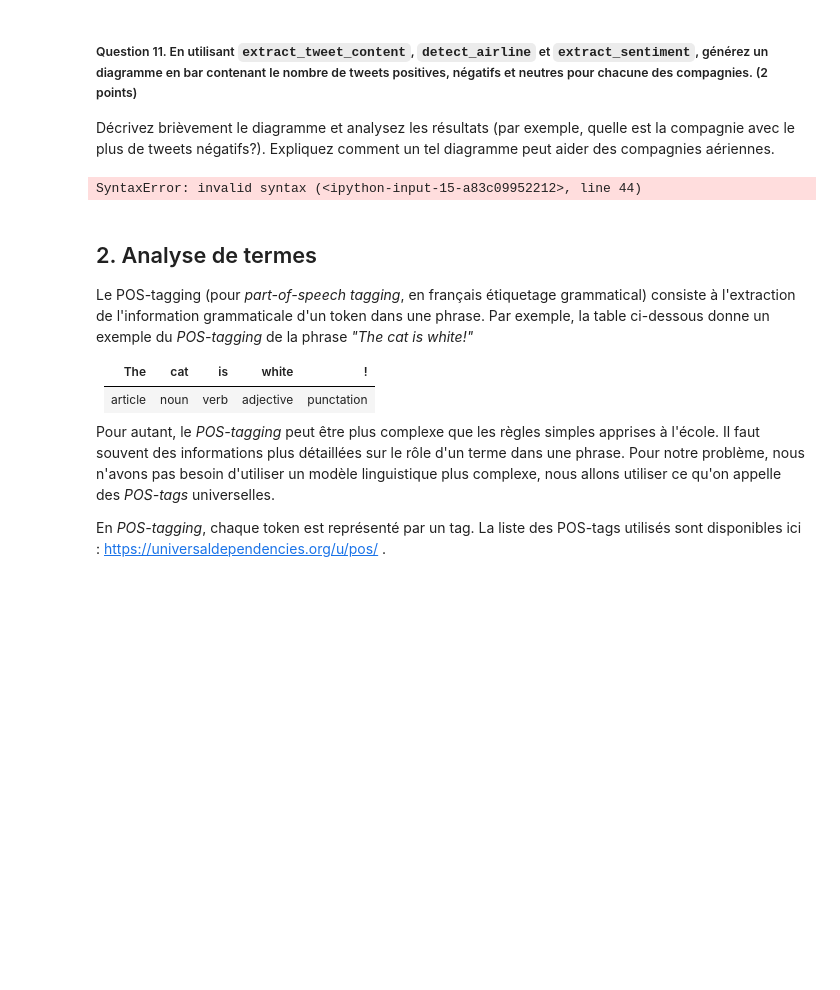
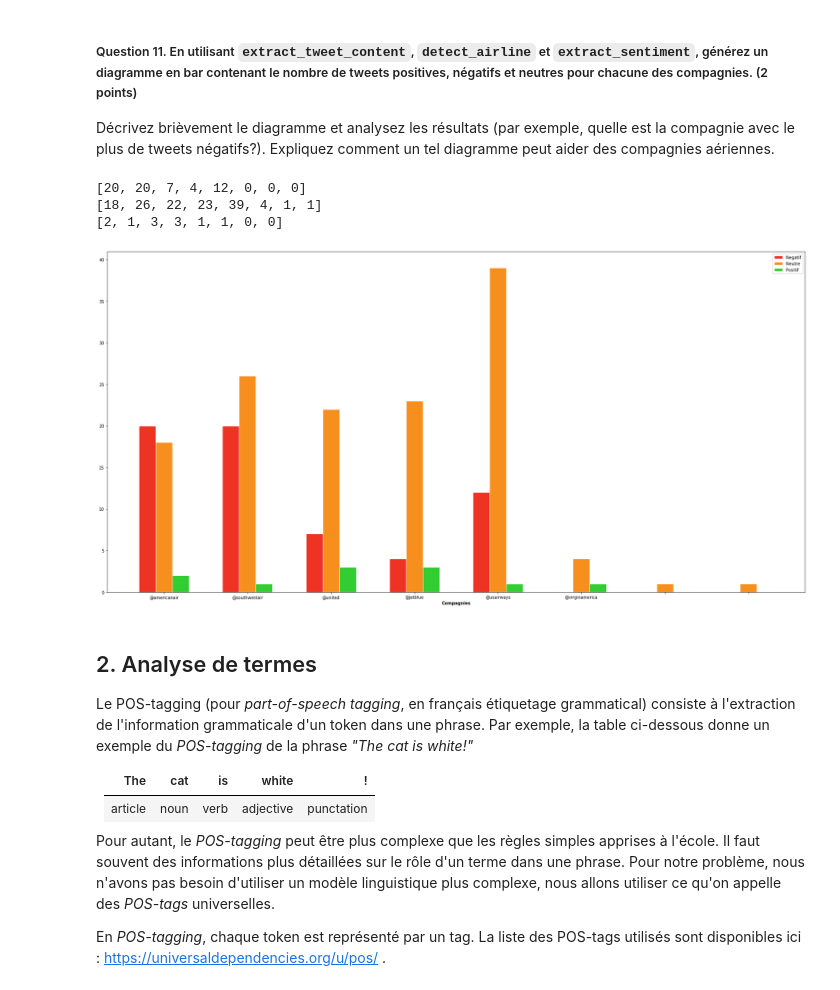
Before and after one commit to Isdriai/INF8111---Fouille-de-donn-es, a Jupyter notebook: 1TP/TP1_INF8111_2019.ipynb, the cells around one changed output. Drawn from its saved outputs; the diff is of its cells as text; code cells hidden in the pictures; blank space fills up the shorter version.

Commit message:
add some comments

```diff
--- a/1TP/TP1_INF8111_2019.ipynb
+++ b/1TP/TP1_INF8111_2019.ipynb
@@ -845,20 +845,21 @@ def detect_airline(tweet):
 
     Return: list of detected airline companies
     """
-    """" create un dictionnaire de toutes les mots qui commencent par @ et calculer leurs frequence d'appartition
+    """" créer un dictionnaire de touts les mots qui commencent par @ et calculer leurs frequences d'appartition
     sur l'ensemble des tweets en utilise quelque chose qui ressemble à computbow avec un ensemble d'entrainement.
+    puis on calcule la moyenne d'apprition des mots qui commencent avec @, et en dernier on vérifier si la fréquence
+    d'un mot est supérieur à la moyenne on l'ajoute. cette méthode donne de bons résultats mais déscrimine les
+    comapgnie qui apparaissent peu.
+    """
 
-    """
+    """Nous avons un peu modifié la signature de detect_airline pour pouvoir faire une analyse plus générale"""
 
 list_companie={}
 def analyze_account(tweets):
 
     import re
-    list_accounts={}
     list_account_occ={}
     results=[]
-    i=0
-
 
     for tweet in tweets:
 
@@ -866,10 +867,7 @@ def analyze_account(tweets):
 
         for account in accounts:
             account=account.lower()
-            if account not in list_accounts:
-                account= re.sub('@', "", account)
-                list_accounts[account]=i
-                i=i+1
+            # Nous comptons le nombre d'occurence d'un compte dans le total des tweets (1)
             if account in list_account_occ:
                 list_account_occ[account]=list_account_occ[account]+1
             else:
@@ -879,14 +877,16 @@ def analyze_account(tweets):
     #print(list_account_occ)
     somme=0
     l=len(list_account_occ)
-    for i in list_account_occ:
-        somme=list_account_occ[i]+somme
+    # Nous comptons la moyenne d'occurence d'un compte (2)
+    for _, occ in list_account_occ.items():
+        somme=occ+somme
     moyenne=somme/l
     #print(moyenne)
 
-    for compagnie, occ in list_account_occ.items():
+    # Et considérons que ce compte est une compagnie si il dépasse la moyenne d'occurence des comptes (3)
+    for account, occ in list_account_occ.items():
         if occ >= moyenne:
-            results.append(compagnie)
+            results.append(account)
 
     return results
 
@@ -894,4 +894,8 @@ def analyze_account(tweets):
 a= ["@virgin I hate you","@aircanada offers tickets for @ladygaga concerts",
     "@virgin is cooperating with @airamerica on an incident on the boeing 747"]
 print(analyze_account(train_X))
+
+""" L'inconvénient de cette approche est que
+l'on peut identifier un compte comme une compagnie aérienne alors que ce n'est pas le cas
+"""
 # %% [output]
@@ -938,16 +942,18 @@ array([0, 1, 1, ..., 1, 0, 1])
 Décrivez brièvement le diagramme et analysez les résultats (par exemple, quelle est la compagnie avec le plus de tweets négatifs?). Expliquez comment un tel diagramme peut aider des compagnies aériennes.
 # %%
 #print(len(analyze_account(train_X)))
-
-Negatif=[0,0,0,0,0,0,0,0]
-Neutre=[0,0,0,0,0,0,0,0]
-Positif=[0,0,0,0,0,0,0,0]
+#https://chrisalbon.com/python/data_visualization/matplotlib_grouped_bar_plot/
+companies = analyze_account(train_X) # C'est notre detect_airline
+l=len(companies)
+Negatif=[0]*l
+Neutre=[0]*l
+Positif=[0]*l
 
 result_test=extract_sentiment()
 
 #print(result_test)
 i=0
-for compagnie in analyze_account(train_X):
+for compagnie in companies:
     j=0
     for tweet in test_X[:200]:
         #print(tweet)
@@ -956,35 +962,38 @@ for compagnie in analyze_account(train_X):
                 Negatif[i]=Negatif[i]+1
             if(result_test[j])==1:
                 Neutre[i]=Neutre[i]+1
             if(result_test[j])==2:
                 Positif[i]=Positif[i]+1
         j=j+1
     i=i+1
 print(Negatif)
 print(Neutre)
 print(Positif)
 
 #!pip install --user matplotlib
 import matplotlib.pyplot as plt
 import numpy as np
 
 barWidth=0.2
 
 r1=np.arange(len(Negatif))
 r2=[x+barWidth for x in r1]
 r3=[x+barWidth for x in r2]
 
 plt.bar(r1, Negatif, color='#EE3224', width=barWidth, edgecolor='white', label='Negatif')
 plt.bar(r2, Neutre, color='#F78F1E', width=barWidth, edgecolor='white', label='Neutre')
 plt.bar(r3, Positif, color='#32CD32', width=barWidth, edgecolor='white', label='Positif')
 
 plt.xlabel('Compagnies', fontweight='bold')
-plt.xticks([r + barWidth for r in range(len(Negatif))], analyze_account(test_X)
+plt.xticks([r + barWidth for r in range(len(Negatif))], analyze_account(test_X))
 plt.rcParams["figure.figsize"]=[30,15]
 plt.legend()
 plt.show()
 # %% [output]
-SyntaxError: invalid syntax (<ipython-input-15-a83c09952212>, line 44)
+[20, 20, 7, 4, 12, 0, 0, 0]
+[18, 26, 22, 23, 39, 4, 1, 1]
+[2, 1, 3, 3, 1, 1, 0, 0]
+[figure, added]
 # %% [markdown]
 ## 2. Analyse de termes
 
```
Also changed, not shown: parts of 9 cells of this notebook.
